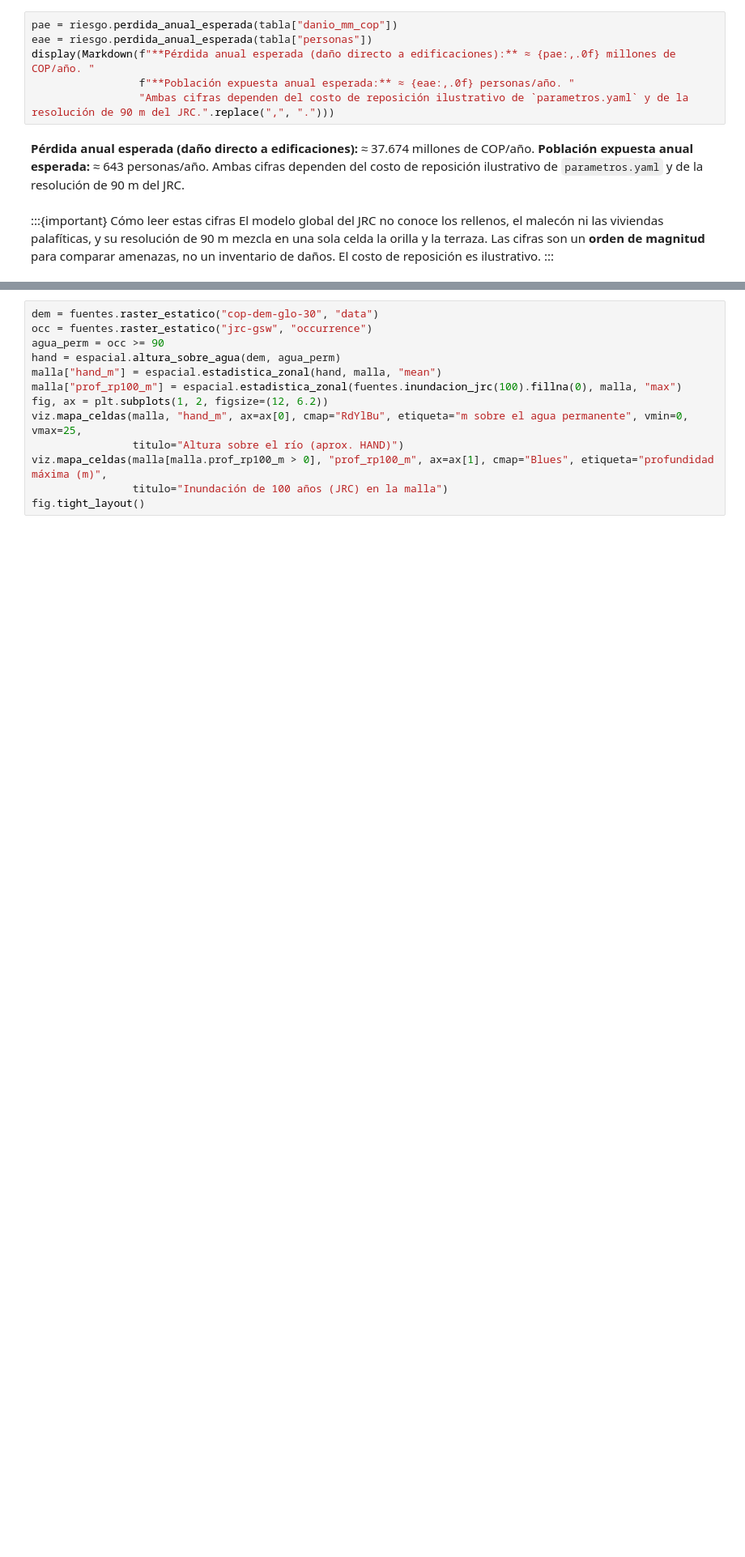
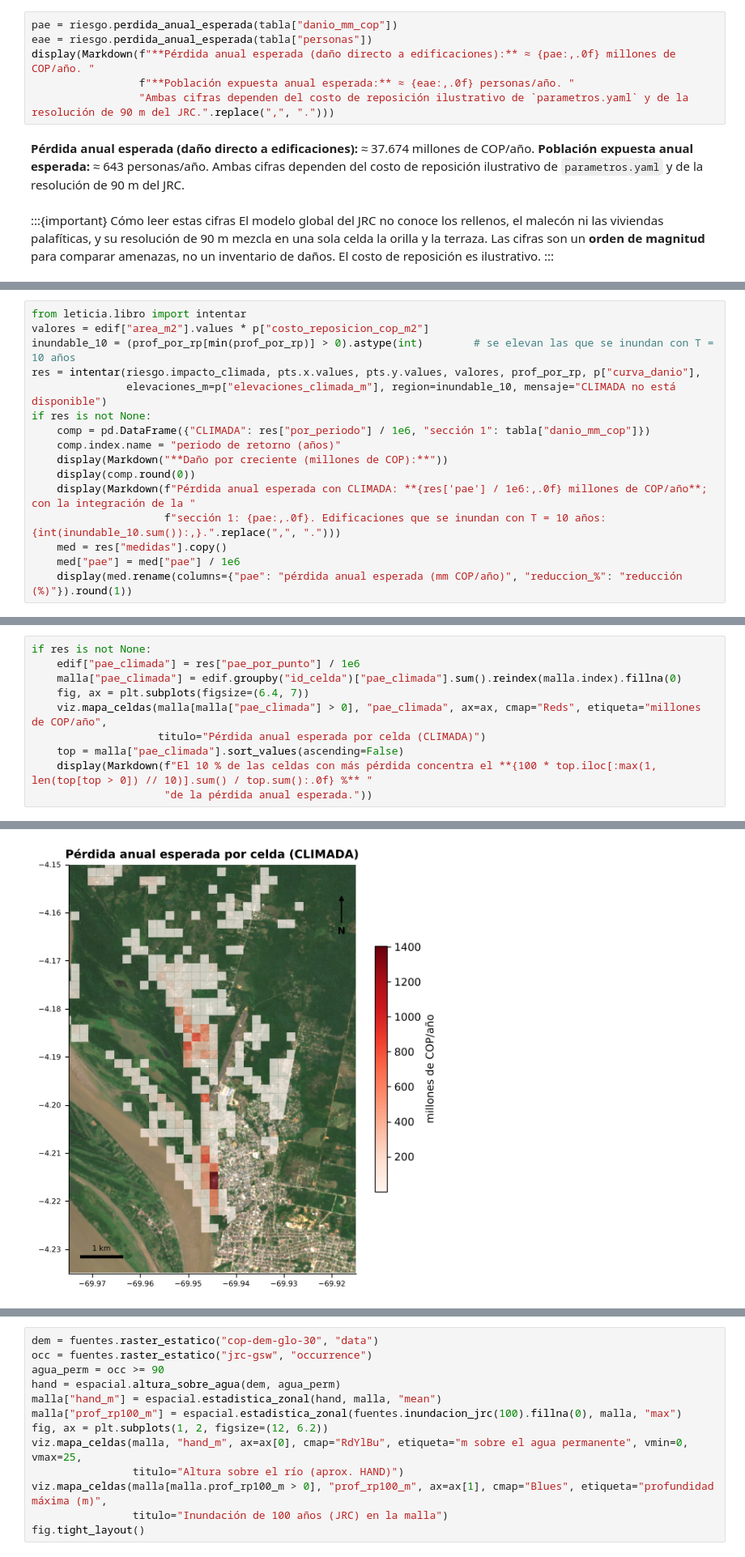
Before and after one commit to mromerot/leticia, a Jupyter notebook: book/03_analisis/31_inundacion/c_riesgo.ipynb, the cells around one changed output, grey strips where cells are left out. Shown at 81% size. Drawn from its saved outputs; the diff is of its cells as text; blank space fills up the shorter version.

```diff
--- a/book/03_analisis/31_inundacion/c_riesgo.ipynb
+++ b/book/03_analisis/31_inundacion/c_riesgo.ipynb
@@ -74,0 +96,16 @@ amenazas, no un inventario de daños. El costo de reposición es ilustrativo.
+# %%
+from leticia.libro import intentar
+valores = edif["area_m2"].values * p["costo_reposicion_cop_m2"]
+inundable_10 = (prof_por_rp[min(prof_por_rp)] > 0).astype(int)        # se elevan las que se inundan con T = 10 años
+res = intentar(riesgo.impacto_climada, pts.x.values, pts.y.values, valores, prof_por_rp, p["curva_danio"],
+               elevaciones_m=p["elevaciones_climada_m"], region=inundable_10, mensaje="CLIMADA no está disponible")
+if res is not None:
+    comp = pd.DataFrame({"CLIMADA": res["por_periodo"] / 1e6, "sección 1": tabla["danio_mm_cop"]})
+    comp.index.name = "periodo de retorno (años)"
+    display(Markdown("**Daño por creciente (millones de COP):**"))
+    display(comp.round(0))
+    display(Markdown(f"Pérdida anual esperada con CLIMADA: **{res['pae'] / 1e6:,.0f} millones de COP/año**; con la integración de la "
+                     f"sección 1: {pae:,.0f}. Edificaciones que se inundan con T = 10 años: {int(inundable_10.sum()):,}.".replace(",", ".")))
+    med = res["medidas"].copy()
+    med["pae"] = med["pae"] / 1e6
+    display(med.rename(columns={"pae": "pérdida anual esperada (mm COP/año)", "reduccion_%": "reducción (%)"}).round(1))
@@ -74,0 +128,11 @@ amenazas, no un inventario de daños. El costo de reposición es ilustrativo.
+# %%
+if res is not None:
+    edif["pae_climada"] = res["pae_por_punto"] / 1e6
+    malla["pae_climada"] = edif.groupby("id_celda")["pae_climada"].sum().reindex(malla.index).fillna(0)
+    fig, ax = plt.subplots(figsize=(6.4, 7))
+    viz.mapa_celdas(malla[malla["pae_climada"] > 0], "pae_climada", ax=ax, cmap="Reds", etiqueta="millones de COP/año",
+                    titulo="Pérdida anual esperada por celda (CLIMADA)")
+    top = malla["pae_climada"].sort_values(ascending=False)
+    display(Markdown(f"El 10 % de las celdas con más pérdida concentra el **{100 * top.iloc[:max(1, len(top[top > 0]) // 10)].sum() / top.sum():.0f} %** "
+                     "de la pérdida anual esperada."))
+# %% [output]
@@ -74,0 +140 @@ amenazas, no un inventario de daños. El costo de reposición es ilustrativo.
+[figure, added]
```
Also changed, not shown: parts of 10 cells of this notebook, 35 other files.
